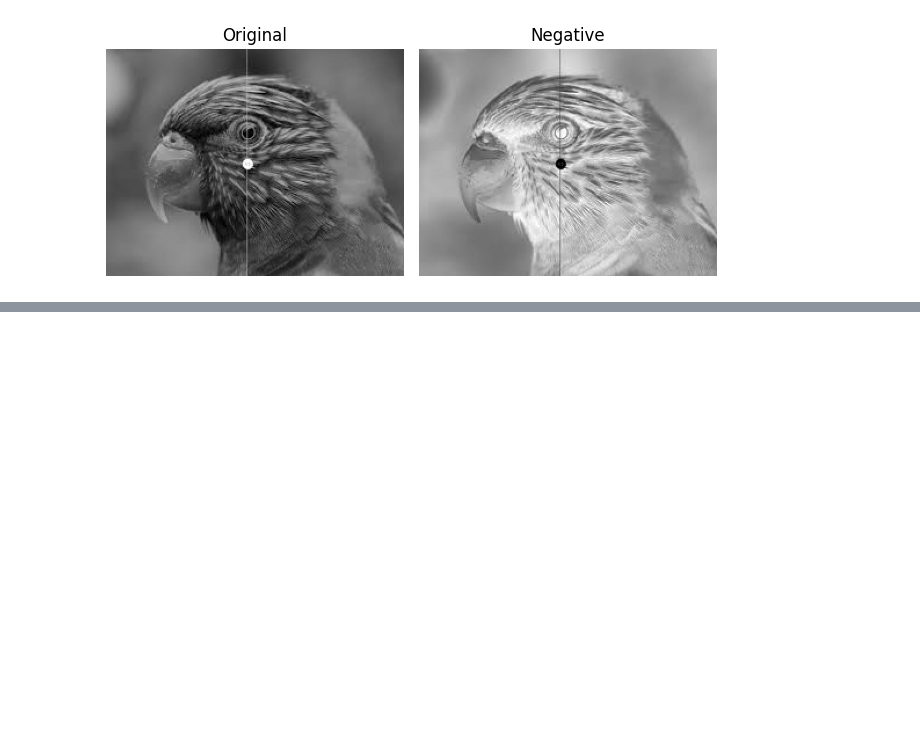
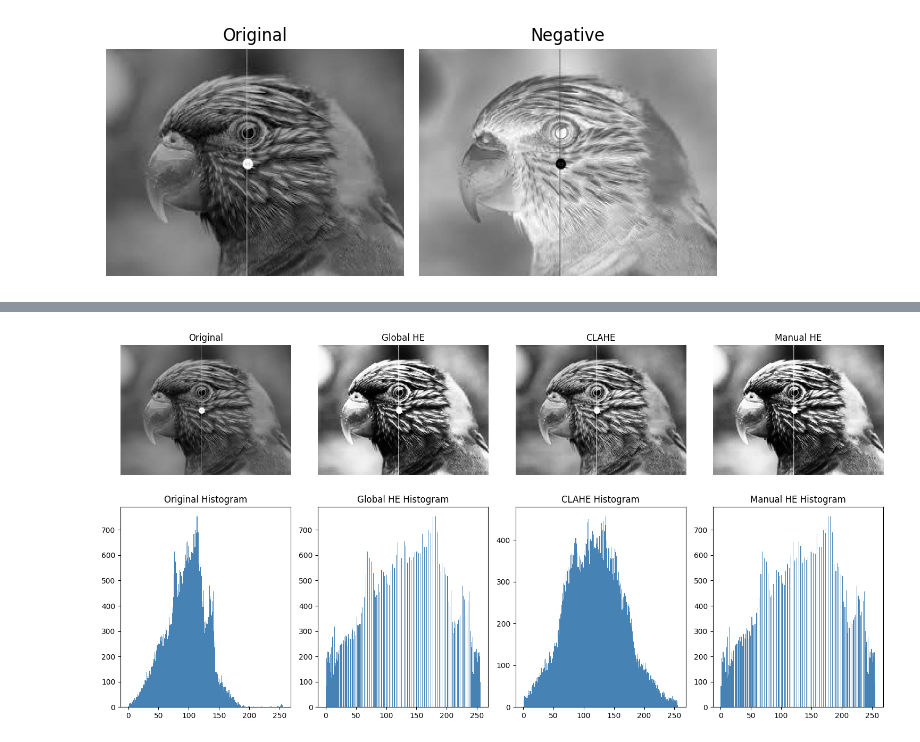
Before and after one commit to doanane/image_processing, a Jupyter notebook: practice4.ipynb, the cells around one changed output, grey strips where cells are left out. Cells and saved outputs as stored; diff of their text form; code cells hidden in the pictures; blank space fills up the shorter version.

```diff
--- a/practice4.ipynb
+++ b/practice4.ipynb
@@ -26,0 +89,37 @@ Image loaded successfully.
+# %%
+# ── 2. Global Histogram Equalization ────────────────────────────
+eq_global = cv2.equalizeHist(img)
+# equalizeHist: computes histogram, CDF, applies s=255*CDF(r) mapping
+# ONLY works on single-channel (grayscale) uint8 images
+
+# ── 3. CLAHE ────────────────────────────────────────────────────
+clahe = cv2.createCLAHE(clipLimit=2.0, tileGridSize=(8,8))
+eq_clahe = clahe.apply(img)
+# clipLimit: max histogram height before clipping (higher = more contrast)
+# tileGridSize: number of tiles in (cols, rows) — (8,8) = 64 tiles
+
+# ── 4. Manual CDF-based equalization (shows the math) ───────────
+hist, bins = np.histogram(img.flatten(), bins=256, range=[0,256])
+cdf = hist.cumsum()                     # running cumulative sum = CDF (unnormalized)
+cdf_min = cdf[cdf > 0].min()            # smallest non-zero CDF value
+N = img.shape[0] * img.shape[1]        # total pixels = height × width
+
+# Apply formula: s = round((CDF(r) - CDF_min) / (N - CDF_min) * 255)
+cdf_norm = np.round((cdf - cdf_min) / (N - cdf_min) * 255).astype(np.uint8)
+eq_manual = cdf_norm[img]               # look up each pixel's new value in the mapping
+
+# ── 5. Display comparison ────────────────────────────────────────
+plt.figure(figsize=(15, 8))
+images = [(img,'Original'), (eq_global,'Global HE'),
+           (eq_clahe,'CLAHE'), (eq_manual,'Manual HE')]
+
+for i, (im, title) in enumerate(images):
+    plt.subplot(2, 4, i+1)
+    plt.imshow(im, cmap='gray'); plt.title(title); plt.axis('off')
+    plt.subplot(2, 4, i+5)
+    plt.hist(im.ravel(), bins=256, range=[0,256], color='steelblue')
+    plt.title(title + ' Histogram')
+
+plt.tight_layout(); plt.show()
+# %% [output]
+[figure, added]
```
Also changed, not shown: parts of 8 cells of this notebook, 1 other file.
